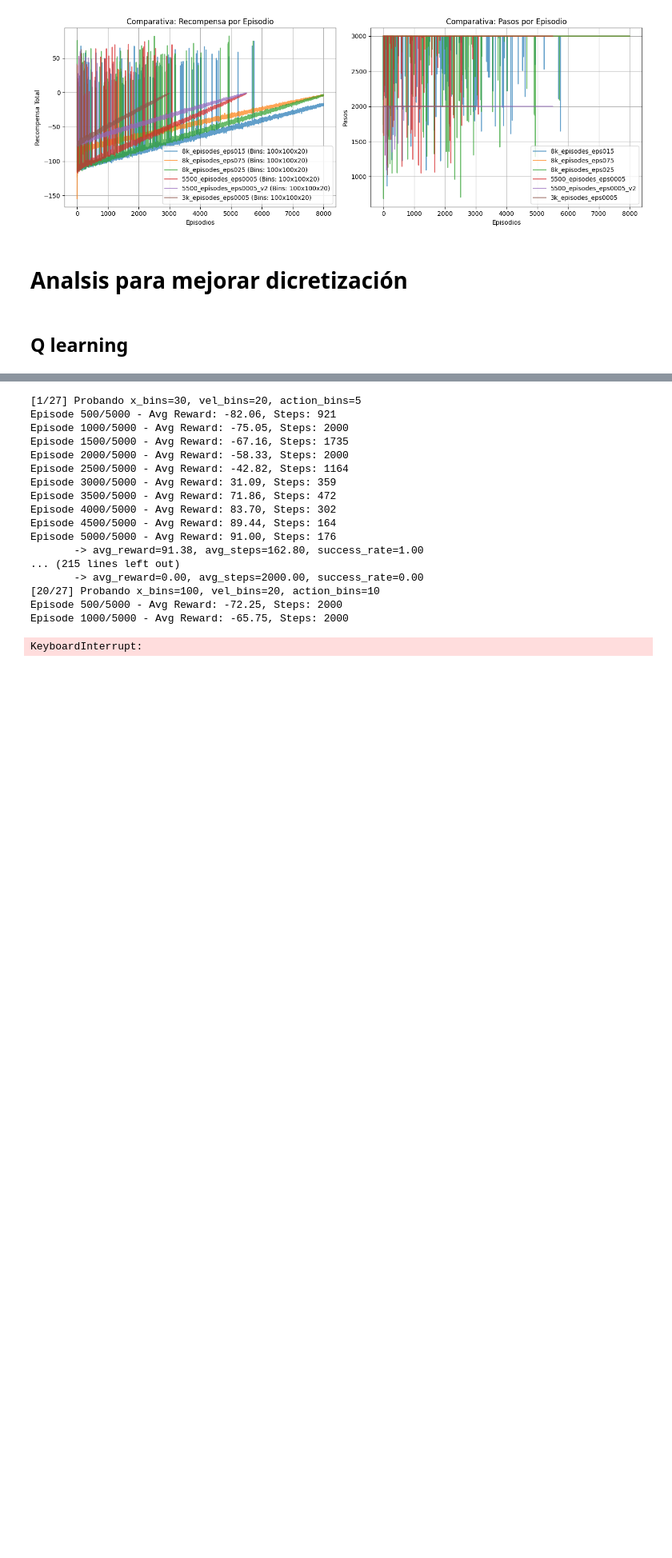
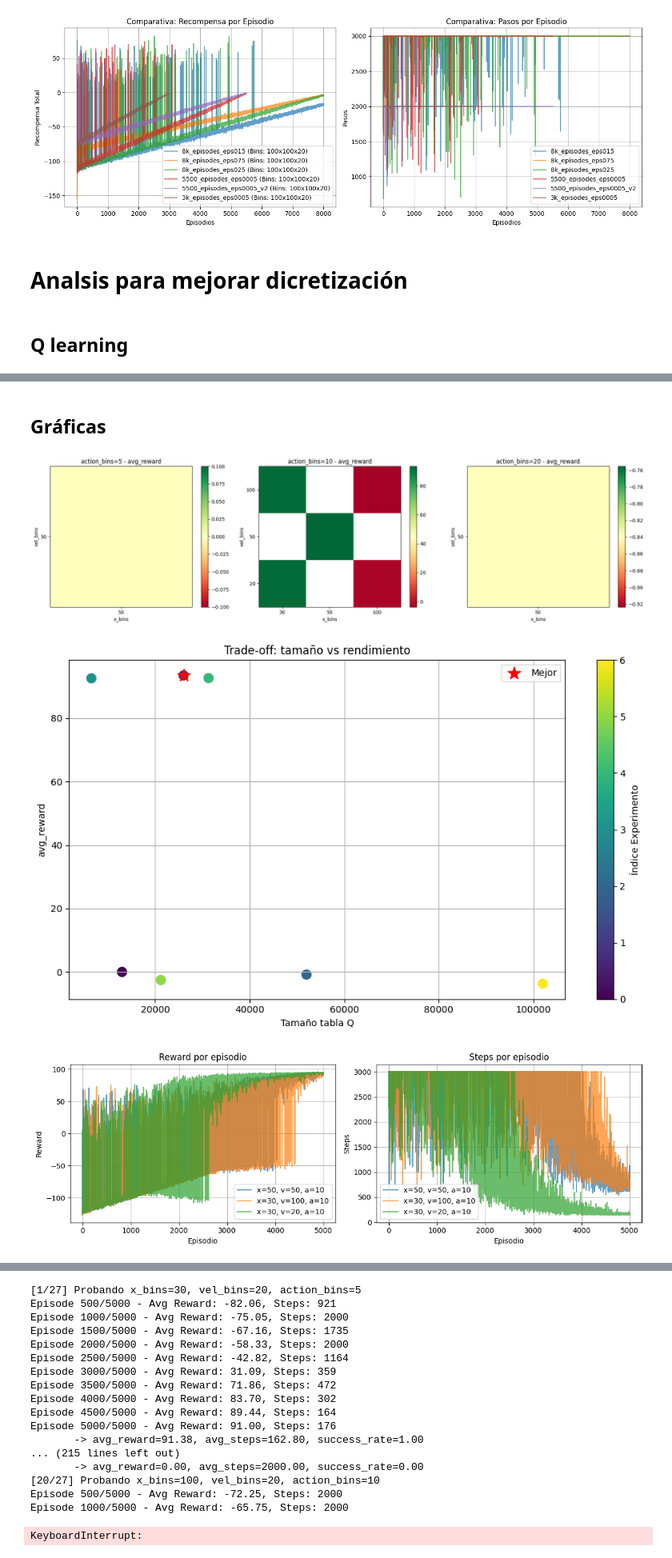
Before and after one commit to Martinabz/Obligatorio-IA-Abzaradel-Olaso-282958-281981-, a Jupyter notebook: Obligatorio Marzo 2026/MountainCarContinuous/continuous_mountain_car.ipynb, the cells around one changed output, grey strips where cells are left out. Shown at 80% size. Saved outputs shown, nothing was run; the diff lists cells and outputs as text; code cells hidden in the pictures; blank space fills up the shorter version.

```diff
--- a/Obligatorio Marzo 2026/MountainCarContinuous/continuous_mountain_car.ipynb
+++ b/Obligatorio Marzo 2026/MountainCarContinuous/continuous_mountain_car.ipynb
@@ -504,0 +615,10 @@ manager.plot_comparisons()
+# %% [markdown]
+## Gráficas
+# %%
+evaluator.plot_heatmap(metric='avg_reward')
+evaluator.plot_pareto(metric='avg_reward')
+evaluator.plot_convergence(top_n=3)
+# %% [output]
+[figure, added]
+[figure, added]
+[figure, added]
```
Also changed, not shown: parts of 10 cells of this notebook, 1 other file.
